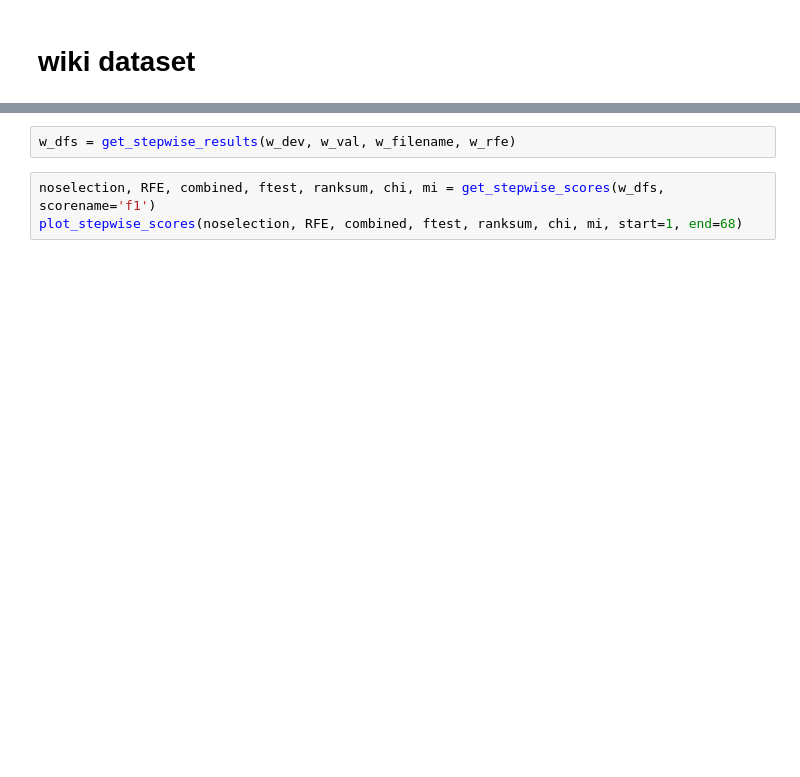
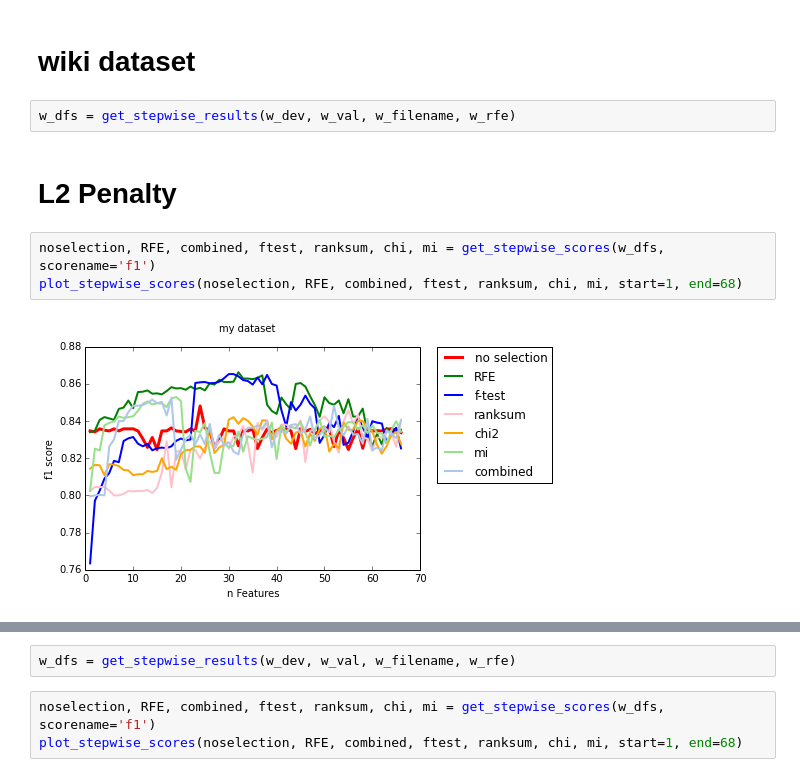
Before and after one commit to nischikata/AggressivenessClassification, a Jupyter notebook: feature_selection_results.ipynb, the cells around one changed output, grey strips where cells are left out. Cells and saved outputs as stored; diff of their text form; blank space fills up the shorter version.

```diff
--- a/feature_selection_results.ipynb
+++ b/feature_selection_results.ipynb
@@ -155,2 +208,11 @@ plot_stepwise_scores(noselection, RFE, combined, ftest, ranksum, chi, mi, start=
 # %% [markdown]
 # wiki dataset
+# %%
+w_dfs = get_stepwise_results(w_dev, w_val, w_filename, w_rfe)
+# %% [markdown]
+# L2 Penalty
+# %%
+noselection, RFE, combined, ftest, ranksum, chi, mi = get_stepwise_scores(w_dfs, scorename='f1')
+plot_stepwise_scores(noselection, RFE, combined, ftest, ranksum, chi, mi, start=1, end=68)
+# %% [output]
+[figure, added]
```
Also changed, not shown: parts of 22 cells of this notebook, 6 other files.
